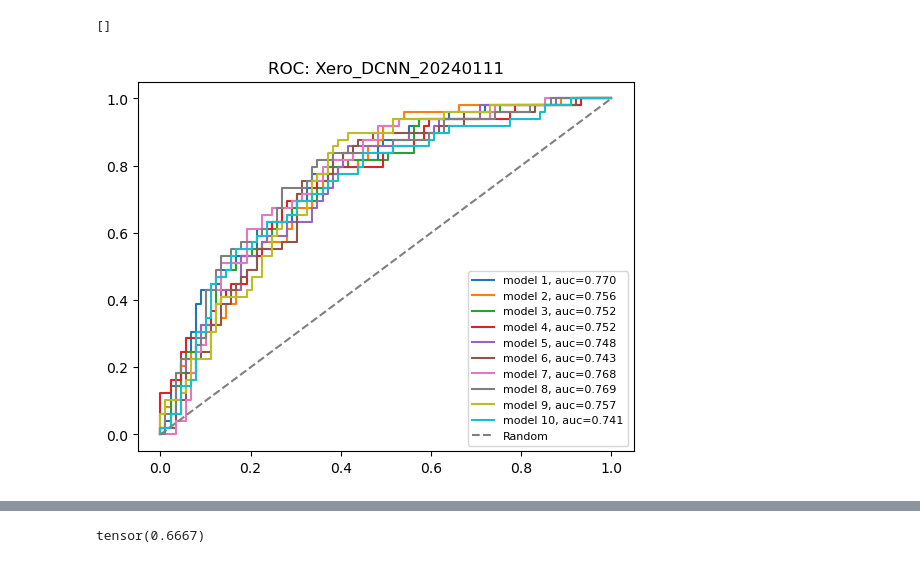
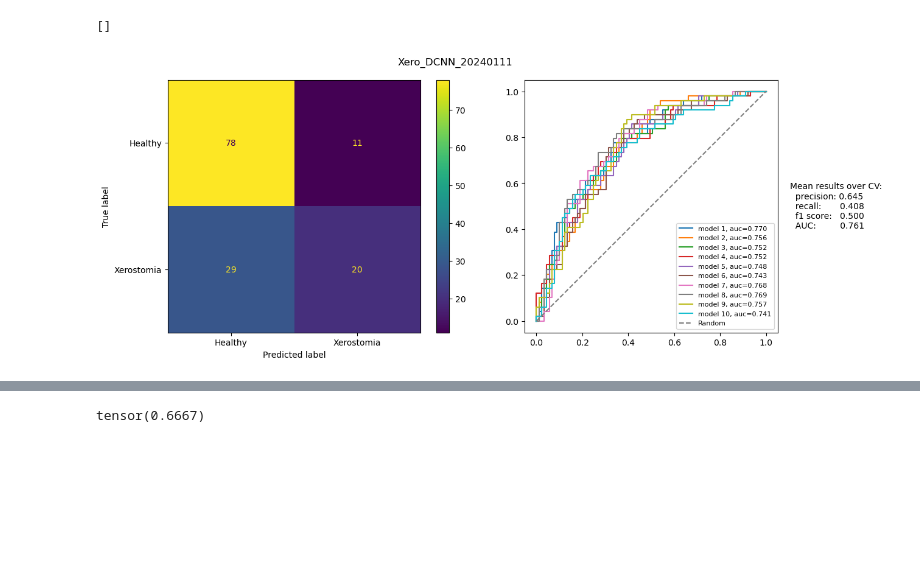
Before and after one commit to koole/DL_NTCP_Combined, a Jupyter notebook: results_processing.ipynb, the cells around one changed output, grey strips where cells are left out. Cells and saved outputs as stored; diff of their text form; code cells hidden in the pictures; blank space fills up the shorter version.

```diff
--- a/results_processing.ipynb
+++ b/results_processing.ipynb
@@ -78,5 +97,8 @@ def collect_metrics(targets, predictions, thresh = 0.5):
 # %%
 root = "experiments"
+
+df_results = pd.DataFrame(columns=["exp_name", ""])
+
 experiment_name = "Xero_DCNN_BinaryOutput_20240111"
 experiment_name="Xero_DCNN_20240111"
 #experiment_name='xero_no_baseline'
@@ -87,80 +109,103 @@ folder_path = os.path.join(root, experiment_name)
 
 cv_fold_folders = next(os.walk(folder_path))[1] # find all subfolders (each subfolder is a cv fold)
 
-plt.figure(0).clf()
 
 avg_precision_score, avg_recall_score, avg_f1_score, avg_auc_score, avg_cm = 0,0,0,0, torch.tensor([[0,0],[0,0]]).type(torch.float)
+ens_predictions = None
+
+
+verbose = True
+
 
 folds = len(cv_fold_folders)
 
+
+fig, ax = plt.subplots(1, 2, figsize=(12,5), gridspec_kw={'width_ratios': [1, 1]})
+
 for idx, cv_folder_name in enumerate(cv_fold_folders):
-    #print(f"FOLD {idx}")
+    if verbose:    print(f"FOLD {idx}")
     # make the filenames
     fold_test_preds_filename, ens_test_preds_filename = get_predictions_filename(cv_folder_name)
 
-    #print(folder_name, fold_test_preds_filename)
-    #print(os.listdir(os.path.join(folder, folder_name)))
+    preds_file_dir = os.path.join(os.path.join(folder_path, cv_folder_name), fold_test_preds_filename)
 
-    preds_file_dir = os.path.join(os.path.join(folder_path, cv_folder_name), fold_test_preds_filename)
-    #
+    # open the predictions file, get the predictions and true labels out
+    df_preds = pd.read_csv(preds_file_dir, delimiter=";")
+    preds= list(df_preds['pred_1'])
+    y_true = list(df_preds['true_1'])  # again just the second col
 
-    # open the predictions file
-    df_preds = pd.read_csv(preds_file_dir, delimiter=";")
+    try:
+        if ens_predictions == None:
+            ens_predictions = preds
+        else: ens_predictions = np.add(ens_predictions, preds)
+    except:
+        ens_predictions = np.add(ens_predictions, preds)
 
-    # get the predictions and true labels out
-    preds = [list(row) for row in zip(df_preds['pred_0'], df_preds['pred_1'])]
 
-    preds_single_col= list(df_preds['pred_1'])
 
     #preds_second_col = list(df_preds['pred_1'])  # the column of just the xero=yes column
 
     #y_true = [list(row) for row in zip(df_preds['true_0'], df_preds['true_1'])]
-    y_true = list(df_preds['true_1'])  # again just the second col
 
-    # tensor formats, just in case
-    tensor_preds = torch.tensor(preds)
-    tensor_y_true = torch.tensor(y_true)
+
 
     # calculate fpr, fpr, auc, and plot it
-    plt.figure(0)
-    fpr, tpr, thresh = metrics.roc_curve(y_true, preds_single_col)
-    auc_score = metrics.roc_auc_score(y_true, preds_single_col)
-    plt.plot(fpr, tpr, label=f"model {idx+1}, auc={auc_score:.3f}")
+    fpr, tpr, thresh = metrics.roc_curve(y_true, preds)
+    auc_score = metrics.roc_auc_score(y_true, preds)
+    ax[1].plot(fpr, tpr, label=f"model {idx+1}, auc={auc_score:.3f}")
 
 
     targets_binarised =torch.tensor(y_true).type(torch.int)
-    tensor_preds_single_col = torch.tensor(preds_single_col).type(torch.float)
+    tensor_preds_single_col = torch.tensor(preds).type(torch.float)
 
 
-    precision_score, recall_score, f1_score, auc_score, cm = collect_metrics(targets_binarised, tensor_preds_single_col, thresh=0.5)
+    accuracy_score, precision_score, recall_score, specificity_score, f1_score, auc_score, cm = collect_metrics(targets_binarised, tensor_preds_single_col, thresh=0.5, verbose=verbose)
 
     avg_precision_score += precision_score /folds
     avg_recall_score += recall_score/folds
     avg_f1_score += f1_score/folds
     avg_auc_score += auc_score/folds
     avg_cm += cm/folds
+
     #print(cm)
-    #print(" ")
+
+
 
     #plt.figure(1)
     #plt.plot(tpr, fpr, label=f"AAAHHH {idx}, auc={auc_score:.2f}")
 
 
-
+#print("MEAN RESULTS")
+"""
 print(f"  precision score: {avg_precision_score:.3f}")
 print(f"  recall score:    {avg_recall_score:.3f}")
 print(f"  f1 score:        {avg_f1_score:.3f}")
 print(f"  AUC score:       {avg_auc_score:.3f}")
 print("  Confusion Matrix:   ")
 print(avg_cm)
+"""
 
 
-plt.figure(0)
-plt.plot([0, 1], [0, 1], linestyle='--', color='gray', label='Random')
+ens_predictions = ens_predictions/10  # average the ensemble preds
+
+ens_accuracy, ens_precision, ens_recall, ens_specificity, ens_F1, ens_AUC, ens_cm = collect_metrics(targets_binarised, torch.tensor(ens_predictions), thresh=0.5, verbose=verbose)
+
+
+ConfusionMatrixDisplay(confusion_matrix=np.array(ens_cm.tolist()),
+                               display_labels=["Healthy", "Xerostomia"]).plot(ax=ax[0])
+#disp.plot()
+display_string = f"Mean results over CV:\n  precision: {ens_precision:.3f}\n  recall:       {ens_recall:.3f}\n  f1 score:   {ens_F1:.3f}\n  AUC:         {ens_AUC:.3f}"
+
+fig.text(1.05, 0.5, display_string, horizontalalignment='left', verticalalignment='center', transform=ax[1].transAxes)
+
+ax[1].plot([0, 1], [0, 1], linestyle='--', color='gray', label='Random')
 # fpr, tpr, thresh = metrics.roc_curve(y_true_binary, list(df_preds['pred_1']))
 # auc = metrics.roc_auc_score(y_true_binary, list(df_preds['pred_1']))
 #
-plt.title("ROC: "+ experiment_name)
-plt.legend(loc='lower right', prop={'size': 8})
+fig.suptitle(experiment_name)
+ax[1].legend(loc='lower right', prop={'size': 8})
+ax[0].set_aspect('equal')
+ax[1].set_aspect('equal')
+plt.tight_layout()
 plt.plot()
 # %% [output]
@@ -174,2 +229,2 @@ tensor([[77.3000, 11.7000],
 []
-[figure, old version]
+[figure, new version]
```
Also changed, not shown: parts of 7 cells of this notebook.
